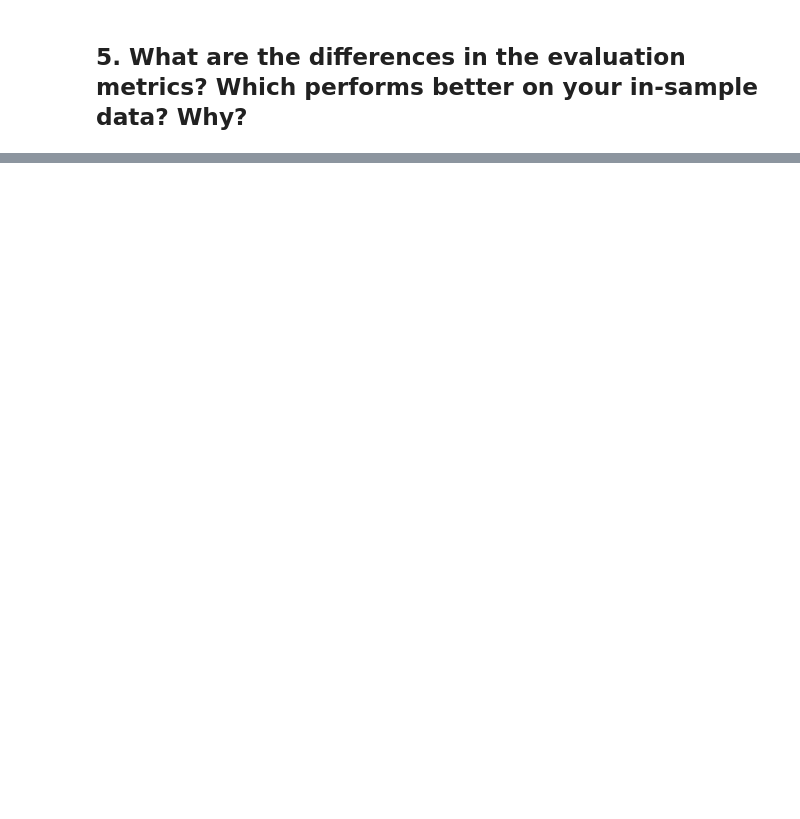
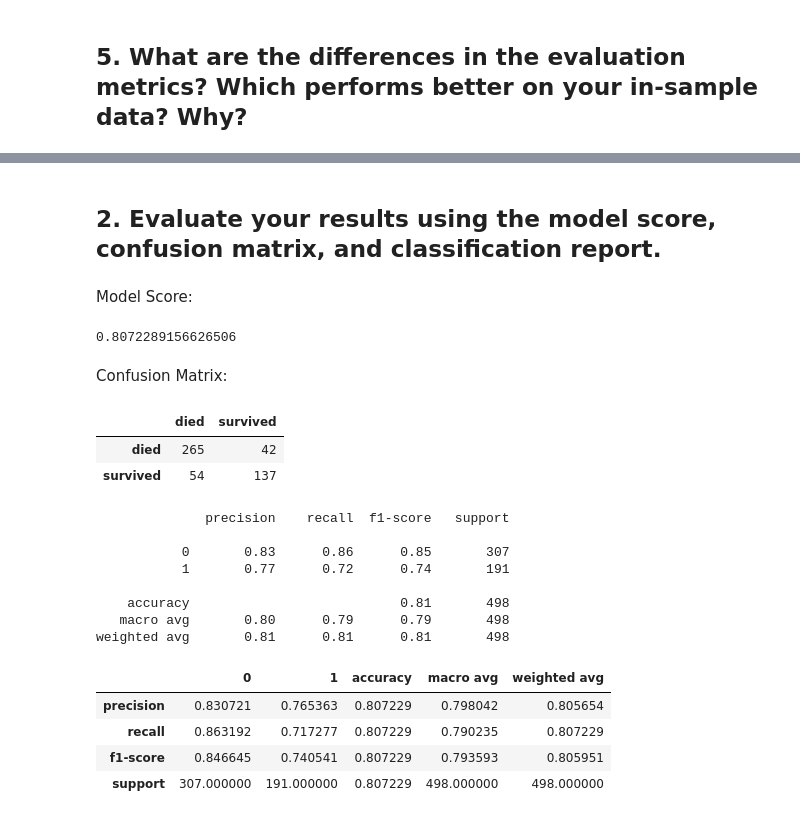
Before and after one commit to Miller-Ryan-1/classification-exercises, a Jupyter notebook: model.ipynb, the cells around one changed output, grey strips where cells are left out. Cells and saved outputs as stored; diff of their text form; code cells hidden in the pictures; blank space fills up the shorter version.

```diff
--- a/model.ipynb
+++ b/model.ipynb
@@ -734,0 +401,43 @@ weighted avg       0.86      0.86      0.86       214
+# %%
+from sklearn.neighbors import KNeighborsClassifier
+knn = KNeighborsClassifier()
+# %%
+knn = knn.fit(X_train, y_train)
+# %%
+y_pred = knn.predict(X_train)
+y_pred_proba = knn.predict_proba(X_train)
+# %% [markdown]
+## 2. Evaluate your results using the model score, confusion matrix, and classification report.
+# %% [markdown]
+Model Score:
+# %%
+knn.score(X_train, y_train)
+# %% [output]
+0.8072289156626506
+# %% [markdown]
+Confusion Matrix:
+# %%
+labels = ['died','survived']
+results = pd.DataFrame(confusion_matrix(y_train, y_pred), index=labels, columns=labels)
+results
+# %% [output]
+|  | died | survived |
+| died | 265 | 42 |
+| survived | 54 | 137 |
+# %%
+print(classification_report(y_train, y_pred))
+pd.DataFrame(classification_report(y_train, y_pred, output_dict=True))
+# %% [output]
+              precision    recall  f1-score   support
+
+           0       0.83      0.86      0.85       307
+           1       0.77      0.72      0.74       191
+
+    accuracy                           0.81       498
+   macro avg       0.80      0.79      0.79       498
+weighted avg       0.81      0.81      0.81       498
+|  | 0 | 1 | accuracy | macro avg | weighted avg |
+| precision | 0.830721 | 0.765363 | 0.807229 | 0.798042 | 0.805654 |
+| recall | 0.863192 | 0.717277 | 0.807229 | 0.790235 | 0.807229 |
+| f1-score | 0.846645 | 0.740541 | 0.807229 | 0.793593 | 0.805951 |
+| support | 307.000000 | 191.000000 | 0.807229 | 498.000000 | 498.000000 |
```
Also changed, not shown: parts of 90 cells of this notebook.
